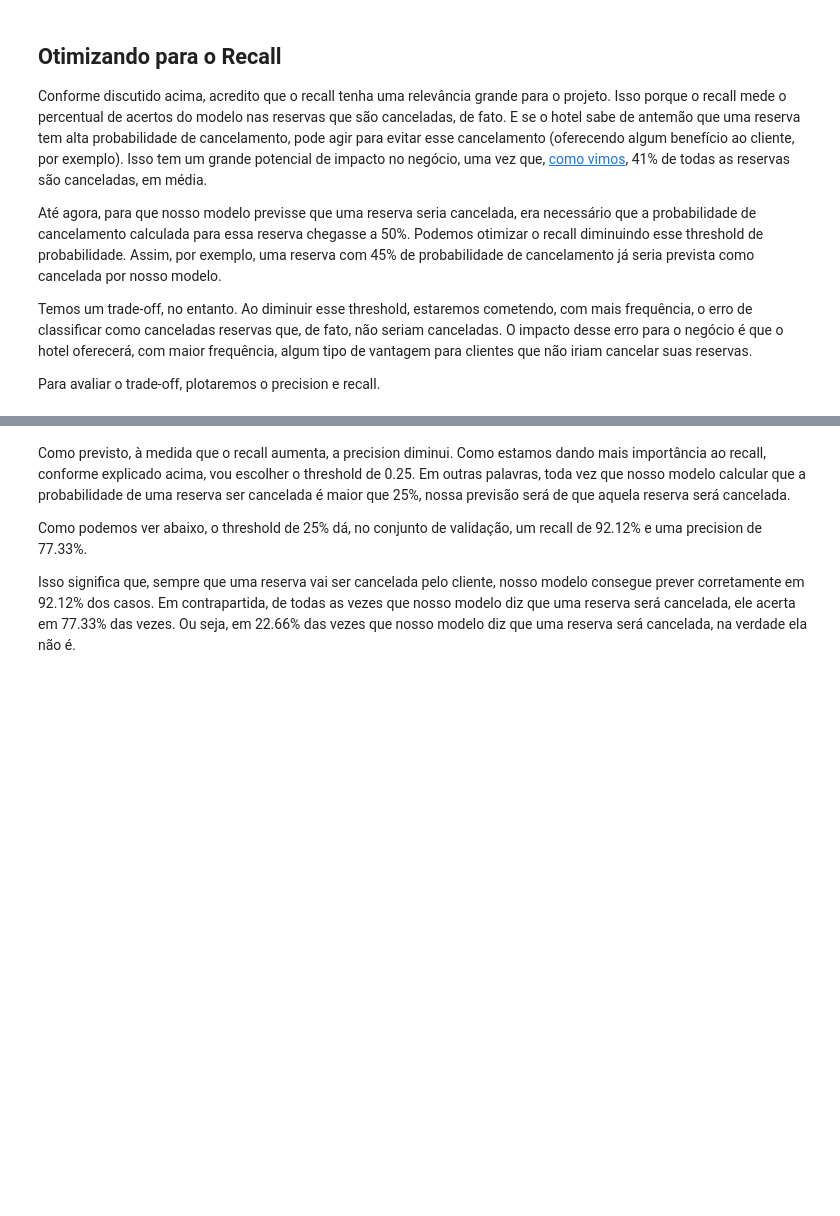
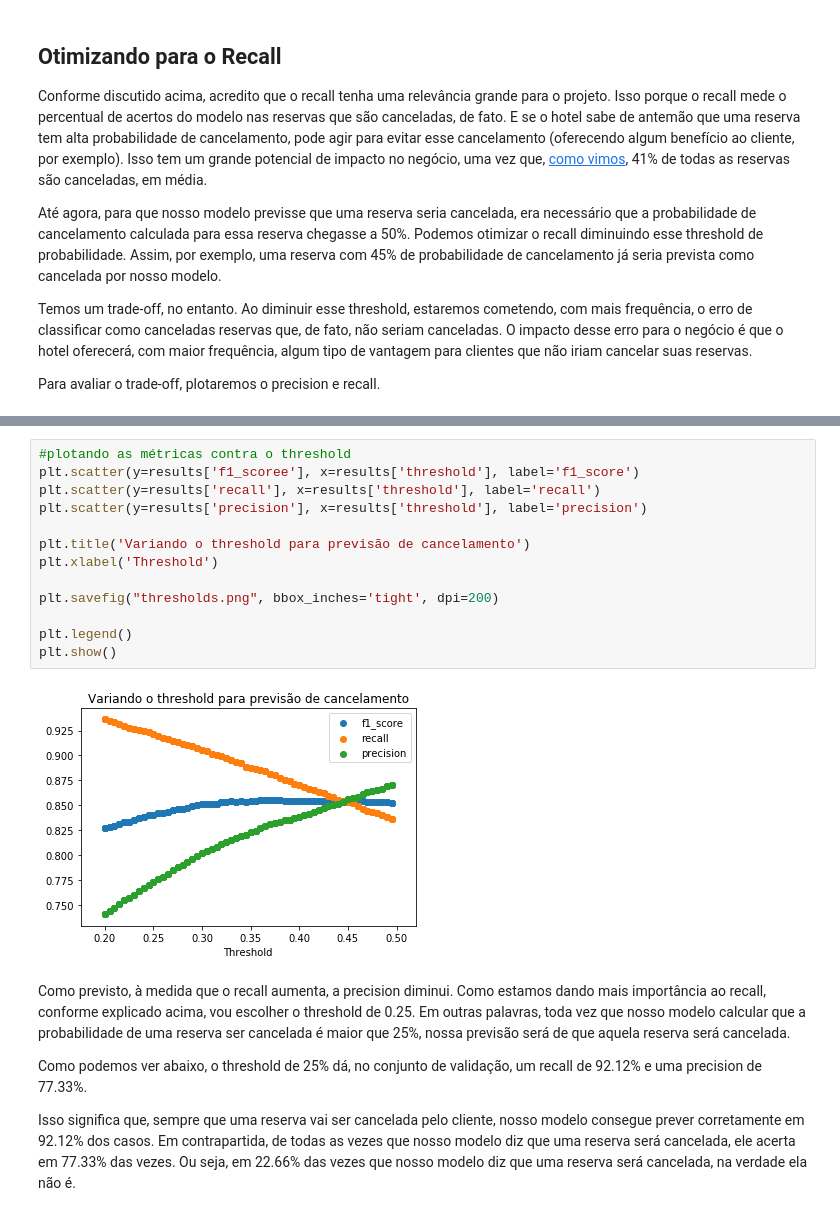
Before and after one commit to mvww11/classification-hotel-cancellation, a Jupyter notebook: modeling.ipynb, the cells around one changed output, grey strips where cells are left out. Cells and saved outputs as stored; diff of their text form; blank space fills up the shorter version.

```diff
--- a/modeling.ipynb
+++ b/modeling.ipynb
@@ -345,6 +342,21 @@ plt.legend()
 plt.show()
 # %% [output]
 [figure]
+# %%
+#plotando as métricas contra o threshold
+plt.scatter(y=results['f1_scoree'], x=results['threshold'], label='f1_score')
+plt.scatter(y=results['recall'], x=results['threshold'], label='recall')
+plt.scatter(y=results['precision'], x=results['threshold'], label='precision')
+
+plt.title('Variando o threshold para previsão de cancelamento')
+plt.xlabel('Threshold')
+
+plt.savefig("thresholds.png", bbox_inches='tight', dpi=200)
+
+plt.legend()
+plt.show()
+# %% [output]
+[figure, added]
 # %% [markdown]
 Como previsto, à medida que o recall aumenta, a precision diminui. Como estamos dando mais importância ao recall, conforme explicado acima, vou escolher o threshold de 0.25. Em outras palavras, toda vez que nosso modelo calcular que a probabilidade de uma reserva ser cancelada é maior que 25%, nossa previsão será de que aquela reserva será cancelada.
 
```
Also changed, not shown: parts of 3 cells of this notebook, 2 other files.
